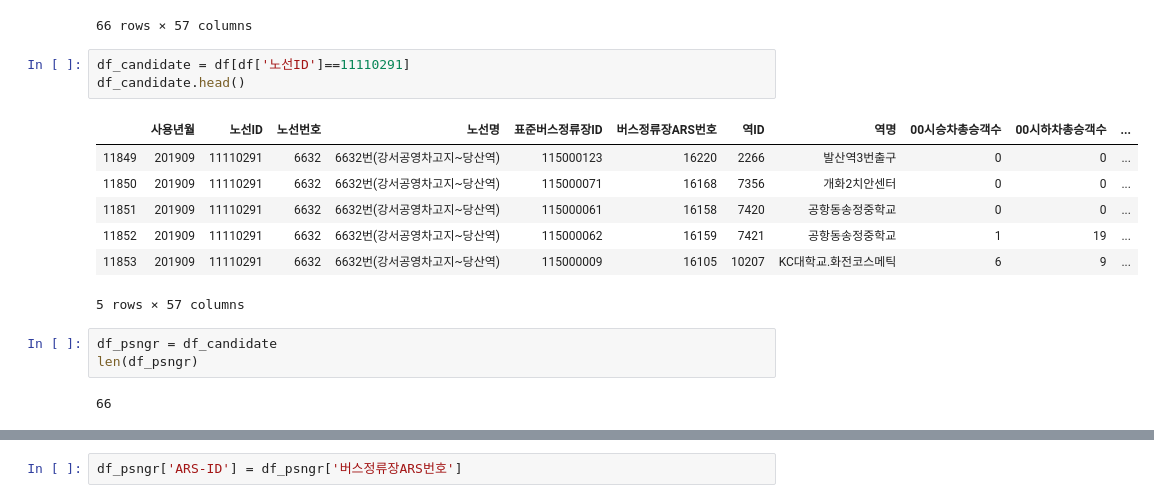
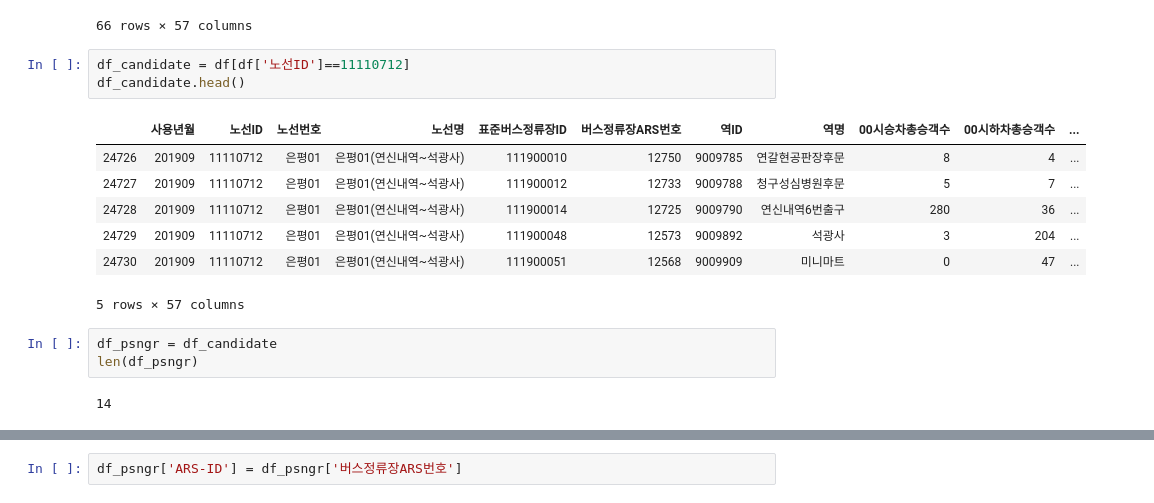
Before and after one commit to degru82/bus_demand, a Jupyter notebook: work_at_home.ipynb, the cells around one changed output, grey strips where cells are left out. Cells and saved outputs as stored; diff of their text form.

```diff
--- a/work_at_home.ipynb
+++ b/work_at_home.ipynb
@@ -100,21 +109,21 @@ df[df['노선명'].str.contains('6632')]
 | 11914 | 201909 | 11110291 | 6632 | 6632번(강서공영차고지~당산역) | 115000320 | 16434 | 9036671 | 개화역광역환승센터 | 0 | 5 | ... |
 66 rows × 57 columns
 # %%
-df_candidate = df[df['노선ID']==11110291]
+df_candidate = df[df['노선ID']==11110712]
 df_candidate.head()
 # %% [output]
 |  | 사용년월 | 노선ID | 노선번호 | 노선명 | 표준버스정류장ID | 버스정류장ARS번호 | 역ID | 역명 | 00시승차총승객수 | 00시하차총승객수 | ... |
-| 11849 | 201909 | 11110291 | 6632 | 6632번(강서공영차고지~당산역) | 115000123 | 16220 | 2266 | 발산역3번출구 | 0 | 0 | ... |
-| 11850 | 201909 | 11110291 | 6632 | 6632번(강서공영차고지~당산역) | 115000071 | 16168 | 7356 | 개화2치안센터 | 0 | 0 | ... |
-| 11851 | 201909 | 11110291 | 6632 | 6632번(강서공영차고지~당산역) | 115000061 | 16158 | 7420 | 공항동송정중학교 | 0 | 0 | ... |
-| 11852 | 201909 | 11110291 | 6632 | 6632번(강서공영차고지~당산역) | 115000062 | 16159 | 7421 | 공항동송정중학교 | 1 | 19 | ... |
-| 11853 | 201909 | 11110291 | 6632 | 6632번(강서공영차고지~당산역) | 115000009 | 16105 | 10207 | KC대학교.화전코스메틱 | 6 | 9 | ... |
+| 24726 | 201909 | 11110712 | 은평01 | 은평01(연신내역~석광사) | 111900010 | 12750 | 9009785 | 연갈현공판장후문 | 8 | 4 | ... |
+| 24727 | 201909 | 11110712 | 은평01 | 은평01(연신내역~석광사) | 111900012 | 12733 | 9009788 | 청구성심병원후문 | 5 | 7 | ... |
+| 24728 | 201909 | 11110712 | 은평01 | 은평01(연신내역~석광사) | 111900014 | 12725 | 9009790 | 연신내역6번출구 | 280 | 36 | ... |
+| 24729 | 201909 | 11110712 | 은평01 | 은평01(연신내역~석광사) | 111900048 | 12573 | 9009892 | 석광사 | 3 | 204 | ... |
+| 24730 | 201909 | 11110712 | 은평01 | 은평01(연신내역~석광사) | 111900051 | 12568 | 9009909 | 미니마트 | 0 | 47 | ... |
 5 rows × 57 columns
 # %%
 df_psngr = df_candidate
 len(df_psngr)
 # %% [output]
-66
+14
 # %%
 df_psngr['표준버스정류장ID'].unique()
 # %% [output]
```
Also changed, not shown: parts of 22 cells of this notebook, 2 other files.
